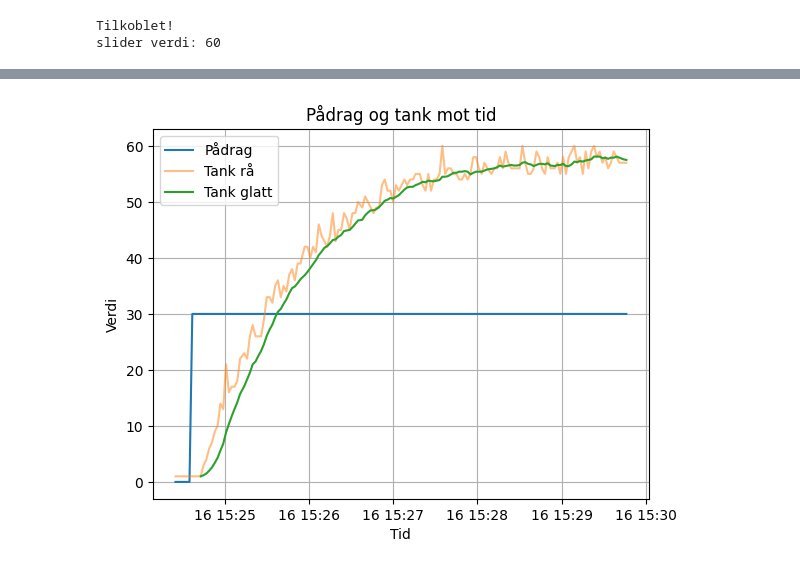
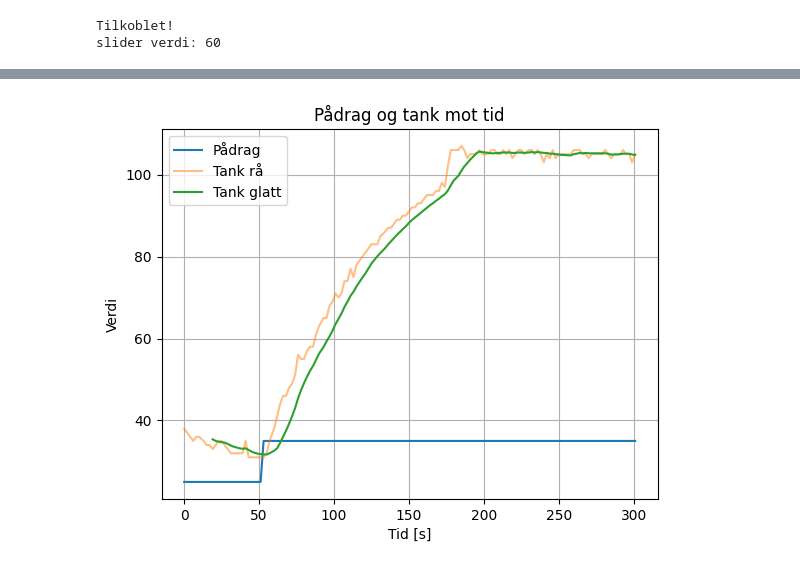
Before and after one commit to ba11e-mos/IELET2104_Gruppe3, a Jupyter notebook: logging.ipynb, the cells around one changed output, grey strips where cells are left out. Drawn from its saved outputs; the diff is of its cells as text; code cells hidden in the pictures.

```diff
--- a/logging.ipynb
+++ b/logging.ipynb
@@ -84,26 +86,29 @@ KeyboardInterrupt:
 # %%
 import pandas as pd
 import matplotlib.pyplot as plt
 
-df = pd.read_csv("PLC_data.csv")
+df = pd.read_csv(f"{CSV_FIL}")
 
 df["Tidsstempel"] = pd.to_datetime(df["Tidsstempel"])
 
+# Lag tid i sekunder fra start
+df["tid_s"] = (df["Tidsstempel"] - df["Tidsstempel"].iloc[0]).dt.total_seconds()
+
+# Glatting
 df["tank_smooth"] = df["tank"].rolling(window=10).mean()
 
-plt.plot(df["Tidsstempel"], df["pådrag"], label="Pådrag")
-plt.plot(df["Tidsstempel"], df["tank"], alpha=0.5, label="Tank rå")
-plt.plot(df["Tidsstempel"], df["tank_smooth"], label="Tank glatt")
+# Plot med sekunder i stedet for timestamp
+plt.plot(df["tid_s"], df["pådrag"], label="Pådrag")
+plt.plot(df["tid_s"], df["tank"], alpha=0.5, label="Tank rå")
+plt.plot(df["tid_s"], df["tank_smooth"], label="Tank glatt")
 
-plt.xlabel("Tid")
+plt.xlabel("Tid [s]")
 plt.ylabel("Verdi")
 plt.title("Pådrag og tank mot tid")
 plt.legend()
 plt.grid()
 
-plt.savefig("plotting_30p_ventil.png")
-
-
+plt.savefig(f"{filnavn}.png")
 plt.show()
 # %% [output]
-[figure, old version]
+[figure, new version]
```
Also changed, not shown: parts of 1 cell of this notebook, 8 other files.
